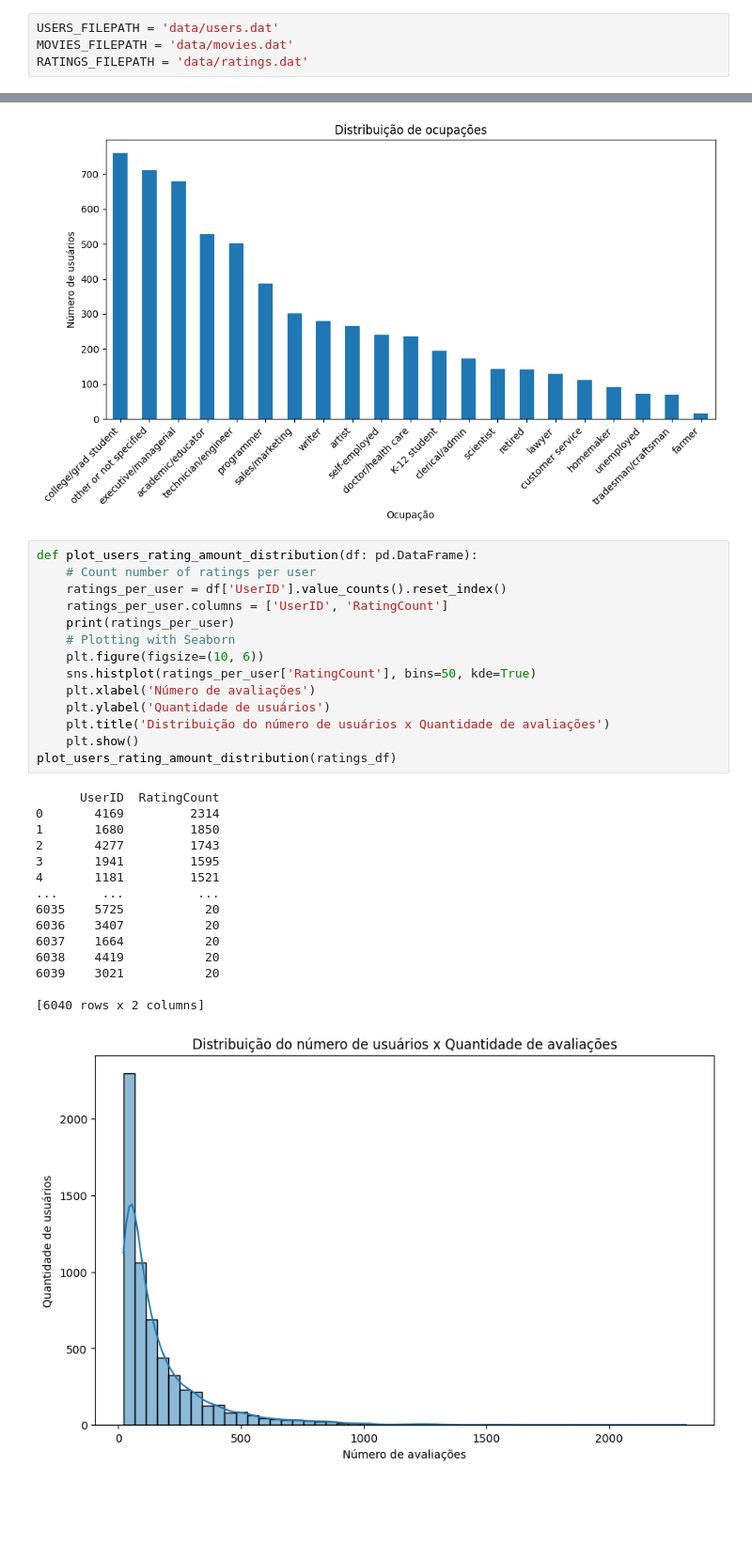
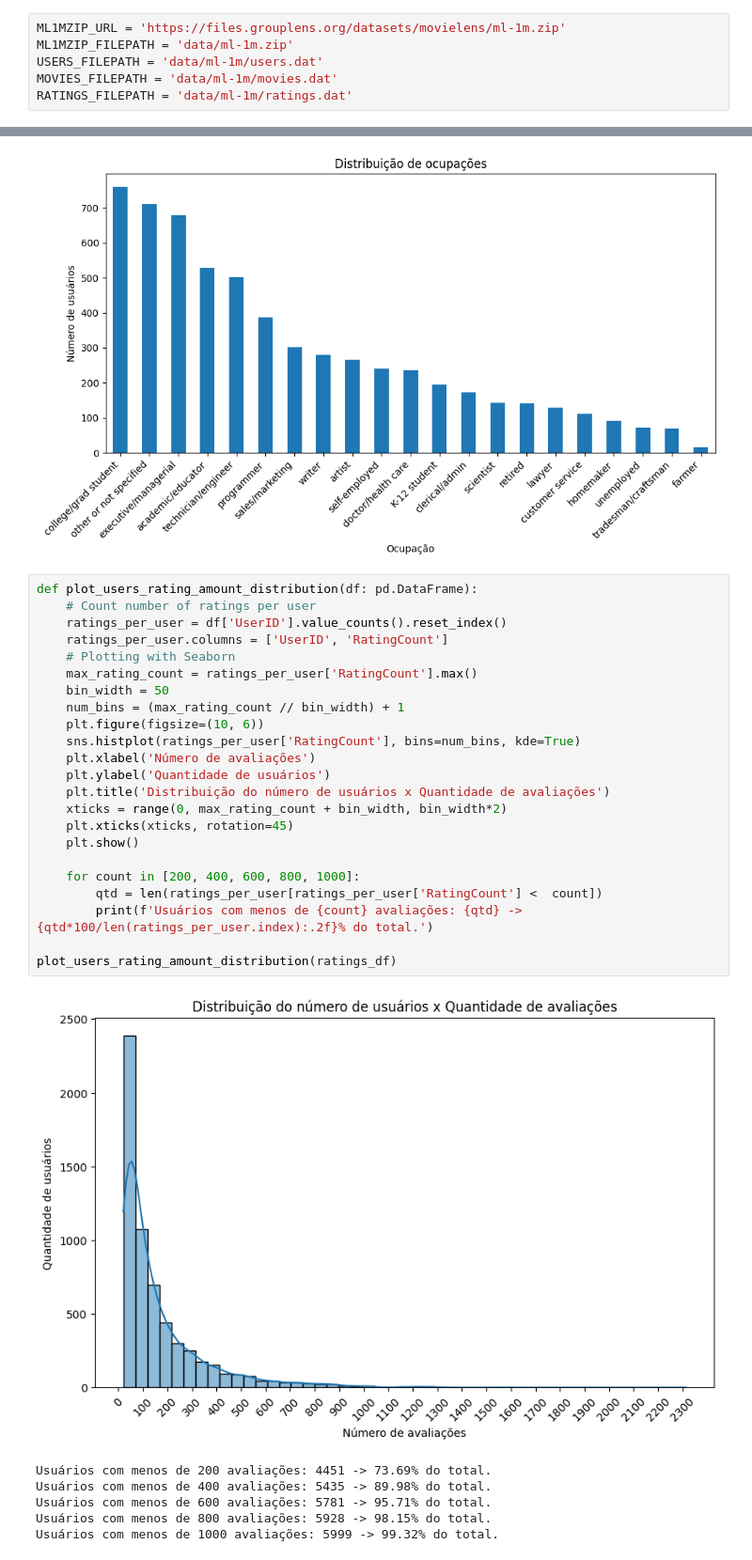
Before and after one commit to Ribeiro-Victor/coc602-data-mining, a Jupyter notebook: task_04/notebook.ipynb, the cells around one changed output, grey strips where cells are left out. Shown at 94% size. Cells and saved outputs as stored; diff of their text form; blank space fills up the shorter version.

```diff
--- a/task_04/notebook.ipynb
+++ b/task_04/notebook.ipynb
@@ -6,6 +15,8 @@ from sklearn.discriminant_analysis import StandardScaler
 # %% [markdown]
 # Carregamento dos dados
 # %%
-USERS_FILEPATH = 'data/users.dat'
-MOVIES_FILEPATH = 'data/movies.dat'
-RATINGS_FILEPATH = 'data/ratings.dat'
+ML1MZIP_URL = 'https://files.grouplens.org/datasets/movielens/ml-1m.zip'
+ML1MZIP_FILEPATH = 'data/ml-1m.zip'
+USERS_FILEPATH = 'data/ml-1m/users.dat'
+MOVIES_FILEPATH = 'data/ml-1m/movies.dat'
+RATINGS_FILEPATH = 'data/ml-1m/ratings.dat'
@@ -170,30 +193,30 @@ plot_user_occupation_distribution(users_df)
 # %%
 def plot_users_rating_amount_distribution(df: pd.DataFrame):
     # Count number of ratings per user
     ratings_per_user = df['UserID'].value_counts().reset_index()
     ratings_per_user.columns = ['UserID', 'RatingCount']
-    print(ratings_per_user)
     # Plotting with Seaborn
+    max_rating_count = ratings_per_user['RatingCount'].max()
+    bin_width = 50
+    num_bins = (max_rating_count // bin_width) + 1
     plt.figure(figsize=(10, 6))
-    sns.histplot(ratings_per_user['RatingCount'], bins=50, kde=True)
+    sns.histplot(ratings_per_user['RatingCount'], bins=num_bins, kde=True)
     plt.xlabel('Número de avaliações')
     plt.ylabel('Quantidade de usuários')
     plt.title('Distribuição do número de usuários x Quantidade de avaliações')
+    xticks = range(0, max_rating_count + bin_width, bin_width*2)
+    plt.xticks(xticks, rotation=45)
     plt.show()
+
+    for count in [200, 400, 600, 800, 1000]:
+        qtd = len(ratings_per_user[ratings_per_user['RatingCount'] <  count])
+        print(f'Usuários com menos de {count} avaliações: {qtd} -> {qtd*100/len(ratings_per_user.index):.2f}% do total.')
+
 plot_users_rating_amount_distribution(ratings_df)
 # %% [output]
+[figure, new version]
-      UserID  RatingCount
-0       4169         2314
-1       1680         1850
-2       4277         1743
-3       1941         1595
-4       1181         1521
-...      ...          ...
-6035    5725           20
-6036    3407           20
-6037    1664           20
-6038    4419           20
-6039    3021           20
-
-[6040 rows x 2 columns]
+Usuários com menos de 200 avaliações: 4451 -> 73.69% do total.
+Usuários com menos de 400 avaliações: 5435 -> 89.98% do total.
+Usuários com menos de 600 avaliações: 5781 -> 95.71% do total.
+Usuários com menos de 800 avaliações: 5928 -> 98.15% do total.
+Usuários com menos de 1000 avaliações: 5999 -> 99.32% do total.
-[figure, old version]
```
Also changed, not shown: parts of 42 cells of this notebook.
